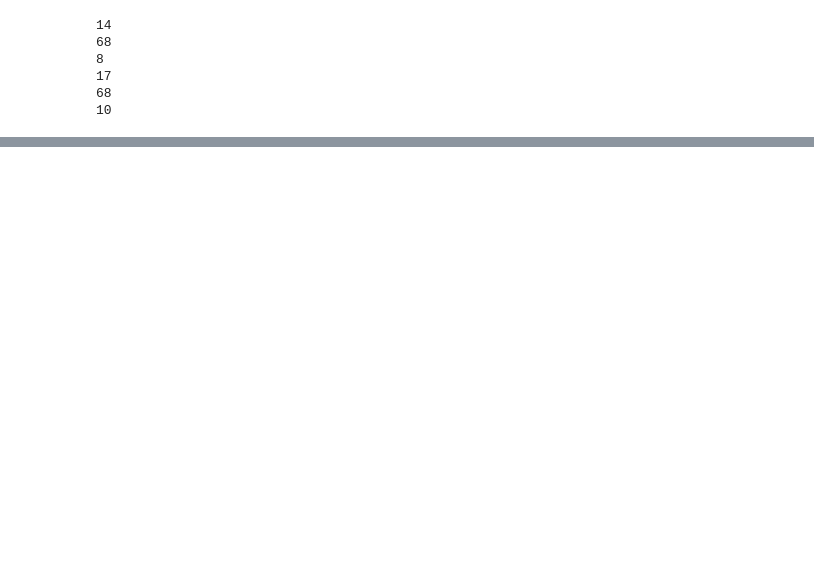
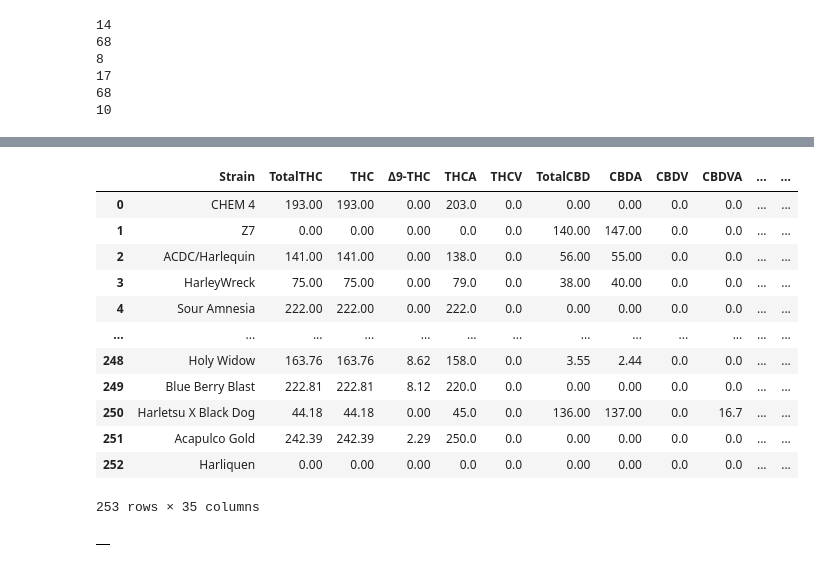
Before and after one commit to erichenschel/CannAnxi, a Jupyter notebook: CannAnxi.ipynb, the cells around one changed output, grey strips where cells are left out. Drawn from its saved outputs; the diff is of its cells as text; code cells hidden in the pictures; blank space fills up the shorter version.

```diff
--- a/CannAnxi.ipynb
+++ b/CannAnxi.ipynb
@@ -19,6 +19,9 @@ df = pd.read_csv(loc)
 # cleaning CSV data -- dropping columns not of interest
 to_drop = [
     'OCPID',
+    'CBDV',
+    'CBDVA',
+    'CBC',
     'Δ8-THC',
     'SampleID',
     'DateRecorded',
@@ -503,0 +285,25 @@ print(sum([len(sat), len(ind), len(hyb)]))
+# %%
+display(df)
+# %% [output]
+|  | Strain | TotalTHC | THC | Δ9-THC | THCA | THCV | TotalCBD | CBDA | CBDV | CBDVA | ... | ... |
+| 0 | CHEM 4 | 193.00 | 193.00 | 0.00 | 203.0 | 0.0 | 0.00 | 0.00 | 0.0 | 0.0 | ... | ... |
+| 1 | Z7 | 0.00 | 0.00 | 0.00 | 0.0 | 0.0 | 140.00 | 147.00 | 0.0 | 0.0 | ... | ... |
+| 2 | ACDC/Harlequin | 141.00 | 141.00 | 0.00 | 138.0 | 0.0 | 56.00 | 55.00 | 0.0 | 0.0 | ... | ... |
+| 3 | HarleyWreck | 75.00 | 75.00 | 0.00 | 79.0 | 0.0 | 38.00 | 40.00 | 0.0 | 0.0 | ... | ... |
+| 4 | Sour Amnesia | 222.00 | 222.00 | 0.00 | 222.0 | 0.0 | 0.00 | 0.00 | 0.0 | 0.0 | ... | ... |
+| ... | ... | ... | ... | ... | ... | ... | ... | ... | ... | ... | ... | ... |
+| 248 | Holy Widow | 163.76 | 163.76 | 8.62 | 158.0 | 0.0 | 3.55 | 2.44 | 0.0 | 0.0 | ... | ... |
+| 249 | Blue Berry Blast | 222.81 | 222.81 | 8.12 | 220.0 | 0.0 | 0.00 | 0.00 | 0.0 | 0.0 | ... | ... |
+| 250 | Harletsu X Black Dog | 44.18 | 44.18 | 0.00 | 45.0 | 0.0 | 136.00 | 137.00 | 0.0 | 16.7 | ... | ... |
+| 251 | Acapulco Gold | 242.39 | 242.39 | 2.29 | 250.0 | 0.0 | 0.00 | 0.00 | 0.0 | 0.0 | ... | ... |
+| 252 | Harliquen | 0.00 | 0.00 | 0.00 | 0.0 | 0.0 | 0.00 | 0.00 | 0.0 | 0.0 | ... | ... |
+253 rows × 35 columns
+# %%
+data = pd.DataFrame()
+for i in range(len(df)):
+    if (df.loc[i, 'Strain'] in sat) or (df.loc[i, 'Strain'] in ind):
+        data.append(df.loc[i])
+
+display(data)
+# %% [output]
+|  |
```
Also changed, not shown: parts of 14 cells of this notebook.
